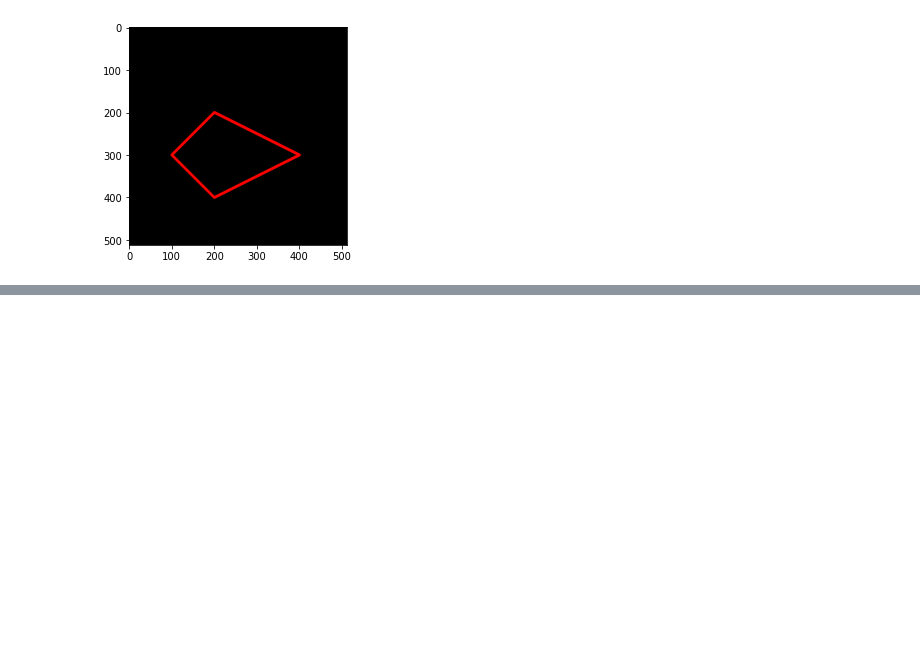
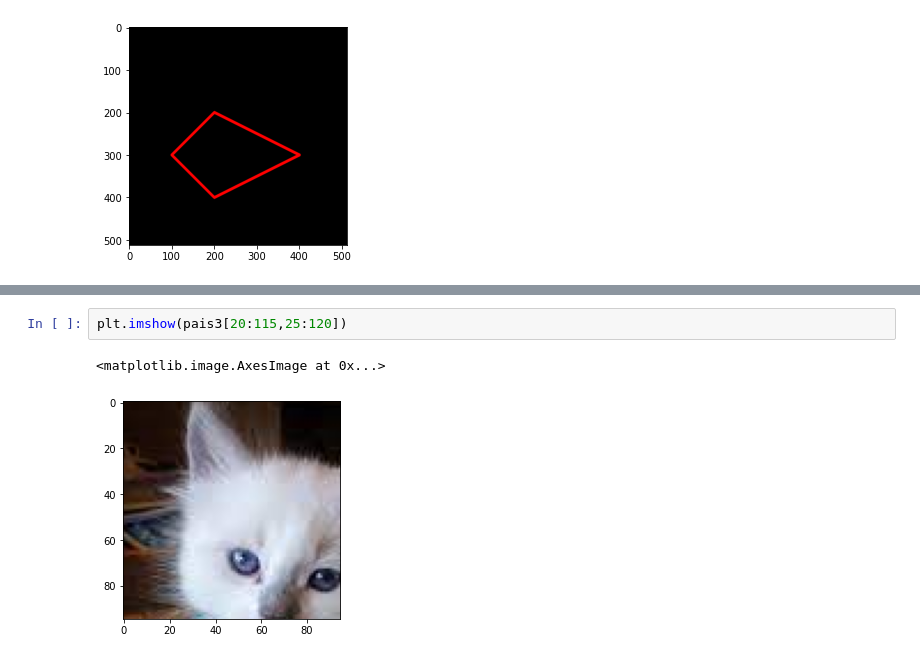
Before and after one commit to faizarindra/PCVK_Genap_2023, a Jupyter notebook: Week2.ipynb, the cells around one changed output, grey strips where cells are left out. Saved outputs shown, nothing was run; the diff lists cells and outputs as text; blank space fills up the shorter version.

```diff
--- a/Week2.ipynb
+++ b/Week2.ipynb
@@ -127,0 +146,5 @@ plt.imshow(black_pais2)
+# %%
+plt.imshow(pais3[20:115,25:120])
+# %% [output]
+<matplotlib.image.AxesImage at 0x...>
+[figure, added]
```
Also changed, not shown: parts of 12 cells of this notebook.
